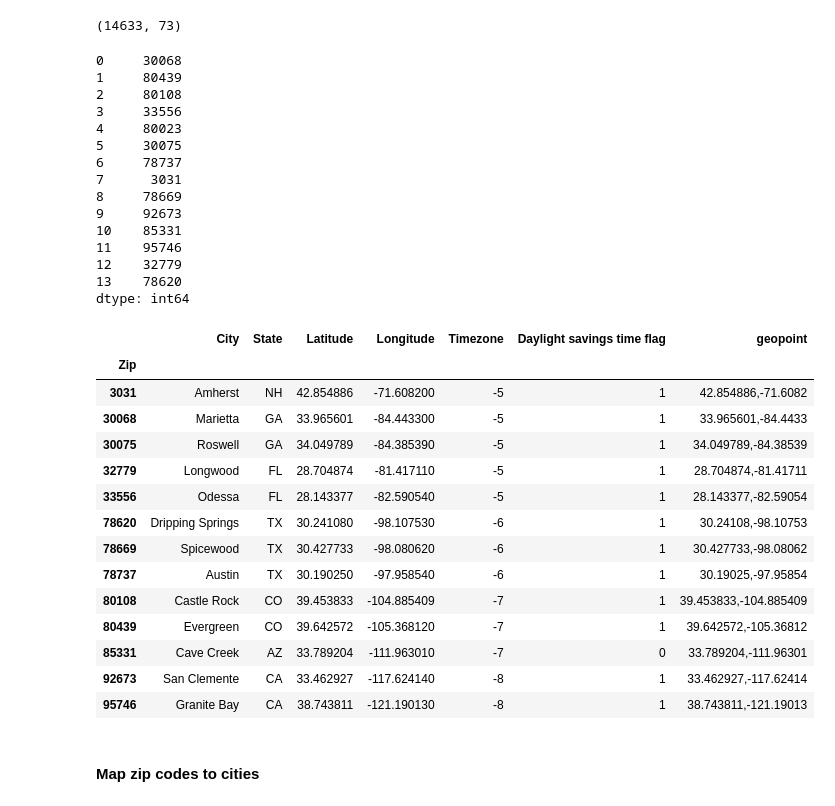
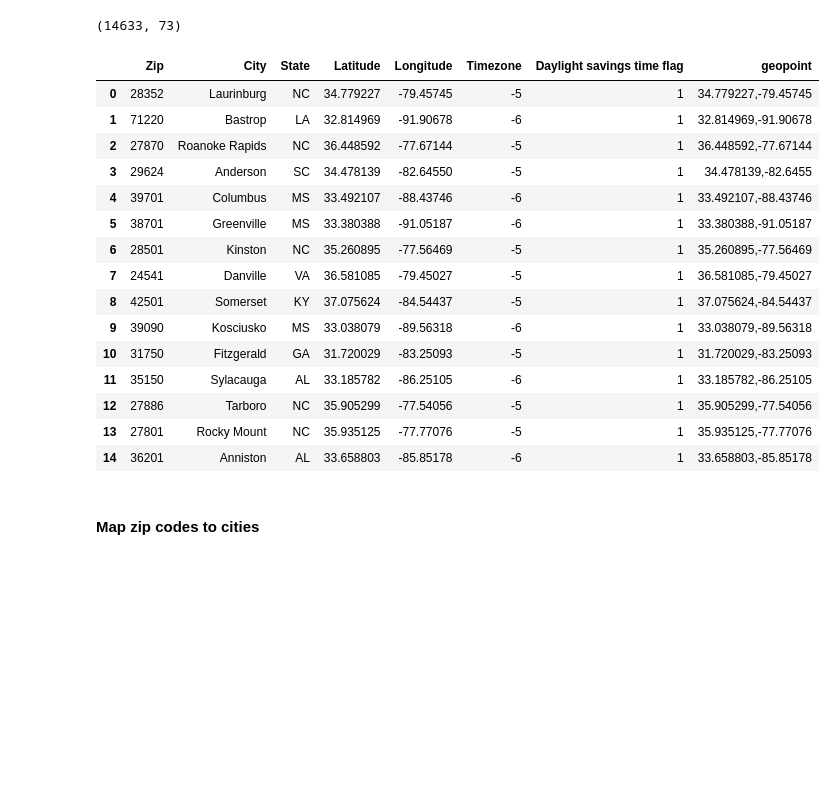
Before and after one commit to MLondon1027/Relocation_Recommender_System, a Jupyter notebook: Real_Estate_Recommender.ipynb, the cells around one changed output. Saved outputs shown, nothing was run; the diff lists cells and outputs as text; code cells hidden in the pictures; blank space fills up the shorter version.

```diff
--- a/Real_Estate_Recommender.ipynb
+++ b/Real_Estate_Recommender.ipynb
@@ -792,6 +792,7 @@ def recommend_zip_based_on_prev_zip(zip_input):
     return best
 # %%
 def cosine_recommend_zip(zip_input):
+    zip_location = pd.read_csv('data/us-zip-code-latitude-and-longitude.csv', sep = ';')
     zip_index = int(mapping[zip_input])
     #get similarity values with other zip codes
     #similarity_score is the list of index and similarity matrix
@@ -799,47 +800,35 @@ def cosine_recommend_zip(zip_input):
     #sort in descending order the similarity score of zip inputted with all the other zip codes
     similarity_score = sorted(similarity_score, key=lambda x: x[1], reverse=True)
     # Get the scores of the 15 most similar zip codes. Ignore the first zip code.
-    similarity_score = similarity_score[1:15]
+    similarity_score = similarity_score[1:16]
     #return zip codes using the mapping series
     zip_indices = [i[0] for i in similarity_score]
     best = []
     for i in zip_indices:
         best.append(int(final_del_nans.reset_index().iloc[i][0]))
-    print(pd.Series(best))
-    return zip_location.loc[zip_location['Zip'].isin(best)].set_index('Zip').sort_index(level=pd.Series(best))
+    df = pd.DataFrame(data = best, columns = ['Zip'])
+    return pd.merge(df,zip_location,on='Zip',how='left')
+    #left merge join on zip
+    #return zip_location.loc[zip_location['Zip'].isin(best)].set_index('Zip').sort_index(level=pd.Series(best))
 # %%
-cosine_recommend_zip('78734')
+cosine_recommend_zip('36027')
 # %% [output]
-0     30068
-1     80439
-2     80108
-3     33556
-4     80023
-5     30075
-6     78737
-7      3031
-8     78669
-9     92673
-10    85331
-11    95746
-12    32779
-13    78620
-dtype: int64
-|  | City | State | Latitude | Longitude | Timezone | Daylight savings time flag | geopoint |
-| Zip |  |  |  |  |  |  |  |
-| 3031 | Amherst | NH | 42.854886 | -71.608200 | -5 | 1 | 42.854886,-71.6082 |
-| 30068 | Marietta | GA | 33.965601 | -84.443300 | -5 | 1 | 33.965601,-84.4433 |
-| 30075 | Roswell | GA | 34.049789 | -84.385390 | -5 | 1 | 34.049789,-84.38539 |
-| 32779 | Longwood | FL | 28.704874 | -81.417110 | -5 | 1 | 28.704874,-81.41711 |
-| 33556 | Odessa | FL | 28.143377 | -82.590540 | -5 | 1 | 28.143377,-82.59054 |
-| 78620 | Dripping Springs | TX | 30.241080 | -98.107530 | -6 | 1 | 30.24108,-98.10753 |
-| 78669 | Spicewood | TX | 30.427733 | -98.080620 | -6 | 1 | 30.427733,-98.08062 |
-| 78737 | Austin | TX | 30.190250 | -97.958540 | -6 | 1 | 30.19025,-97.95854 |
-| 80108 | Castle Rock | CO | 39.453833 | -104.885409 | -7 | 1 | 39.453833,-104.885409 |
-| 80439 | Evergreen | CO | 39.642572 | -105.368120 | -7 | 1 | 39.642572,-105.36812 |
-| 85331 | Cave Creek | AZ | 33.789204 | -111.963010 | -7 | 0 | 33.789204,-111.96301 |
-| 92673 | San Clemente | CA | 33.462927 | -117.624140 | -8 | 1 | 33.462927,-117.62414 |
-| 95746 | Granite Bay | CA | 38.743811 | -121.190130 | -8 | 1 | 38.743811,-121.19013 |
+|  | Zip | City | State | Latitude | Longitude | Timezone | Daylight savings time flag | geopoint |
+| 0 | 28352 | Laurinburg | NC | 34.779227 | -79.45745 | -5 | 1 | 34.779227,-79.45745 |
+| 1 | 71220 | Bastrop | LA | 32.814969 | -91.90678 | -6 | 1 | 32.814969,-91.90678 |
+| 2 | 27870 | Roanoke Rapids | NC | 36.448592 | -77.67144 | -5 | 1 | 36.448592,-77.67144 |
+| 3 | 29624 | Anderson | SC | 34.478139 | -82.64550 | -5 | 1 | 34.478139,-82.6455 |
+| 4 | 39701 | Columbus | MS | 33.492107 | -88.43746 | -6 | 1 | 33.492107,-88.43746 |
+| 5 | 38701 | Greenville | MS | 33.380388 | -91.05187 | -6 | 1 | 33.380388,-91.05187 |
+| 6 | 28501 | Kinston | NC | 35.260895 | -77.56469 | -5 | 1 | 35.260895,-77.56469 |
+| 7 | 24541 | Danville | VA | 36.581085 | -79.45027 | -5 | 1 | 36.581085,-79.45027 |
+| 8 | 42501 | Somerset | KY | 37.075624 | -84.54437 | -5 | 1 | 37.075624,-84.54437 |
+| 9 | 39090 | Kosciusko | MS | 33.038079 | -89.56318 | -6 | 1 | 33.038079,-89.56318 |
+| 10 | 31750 | Fitzgerald | GA | 31.720029 | -83.25093 | -5 | 1 | 31.720029,-83.25093 |
+| 11 | 35150 | Sylacauga | AL | 33.185782 | -86.25105 | -6 | 1 | 33.185782,-86.25105 |
+| 12 | 27886 | Tarboro | NC | 35.905299 | -77.54056 | -5 | 1 | 35.905299,-77.54056 |
+| 13 | 27801 | Rocky Mount | NC | 35.935125 | -77.77076 | -5 | 1 | 35.935125,-77.77076 |
+| 14 | 36201 | Anniston | AL | 33.658803 | -85.85178 | -6 | 1 | 33.658803,-85.85178 |
 # %% [markdown]
 #### Map zip codes to cities
 # %%
```
Also changed, not shown: parts of 2 cells of this notebook.
